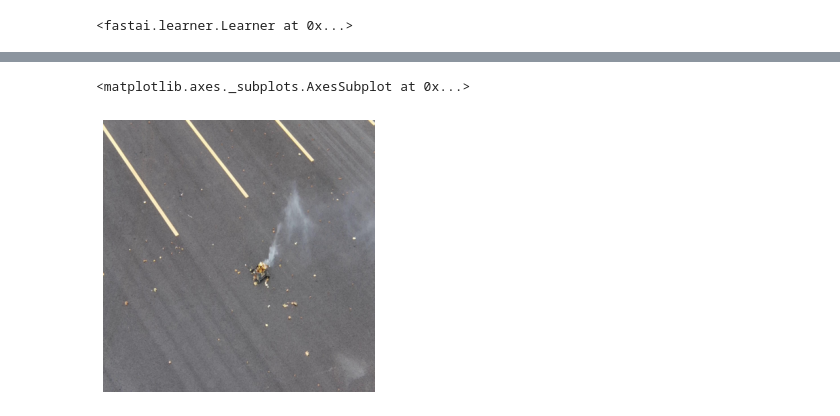
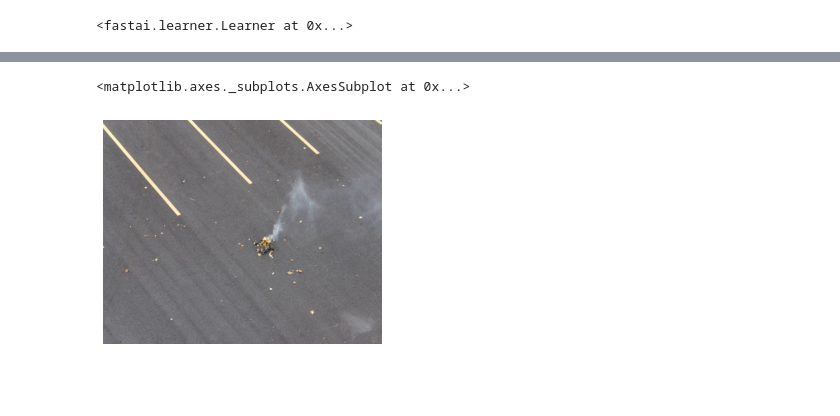
Before and after one commit to qiaolinhan/giao, a Jupyter notebook: havingfun/detecting/segmentation/unet34/Attention U-res34-infastai 2.ipynb, the cells around one changed output, grey strips where cells are left out. Cells and saved outputs as stored; diff of their text form; code cells hidden in the pictures; blank space fills up the shorter version.

```diff
--- a/havingfun/detecting/segmentation/unet34/Attention U-res34-infastai 2.ipynb
+++ b/havingfun/detecting/segmentation/unet34/Attention U-res34-infastai 2.ipynb
@@ -220,19 +211,19 @@ plt.imshow(seg_map)
 # %%
 # one time test
 import cv2
 import numpy as np
 from PIL import Image
 
 img = cv2.imread('/home/qiao/dev/giao/datasets/bounding/images/DJI_20211017111122_0003_Z_MP4_1.png')
 
 # You may need to convert the color.
 img = cv2.cvtColor(img, cv2.COLOR_BGR2RGB)
-im_pilimgimg = Image.fromarray(img).resize((400, 400))
+im_pilimgimg = Image.fromarray(img).resize((480, 385))
 img_pil = PILImage(im_pilimgimg)
 img_pil.show()
 # %% [output]
 <matplotlib.axes._subplots.AxesSubplot at 0x...>
-[figure, old version]
+[figure, new version]
 # %%
 prediction_mask = learn.predict(img_pil)
 seg_map = prediction_mask[0]
```
Also changed, not shown: parts of 24 cells of this notebook, 1 other file.
